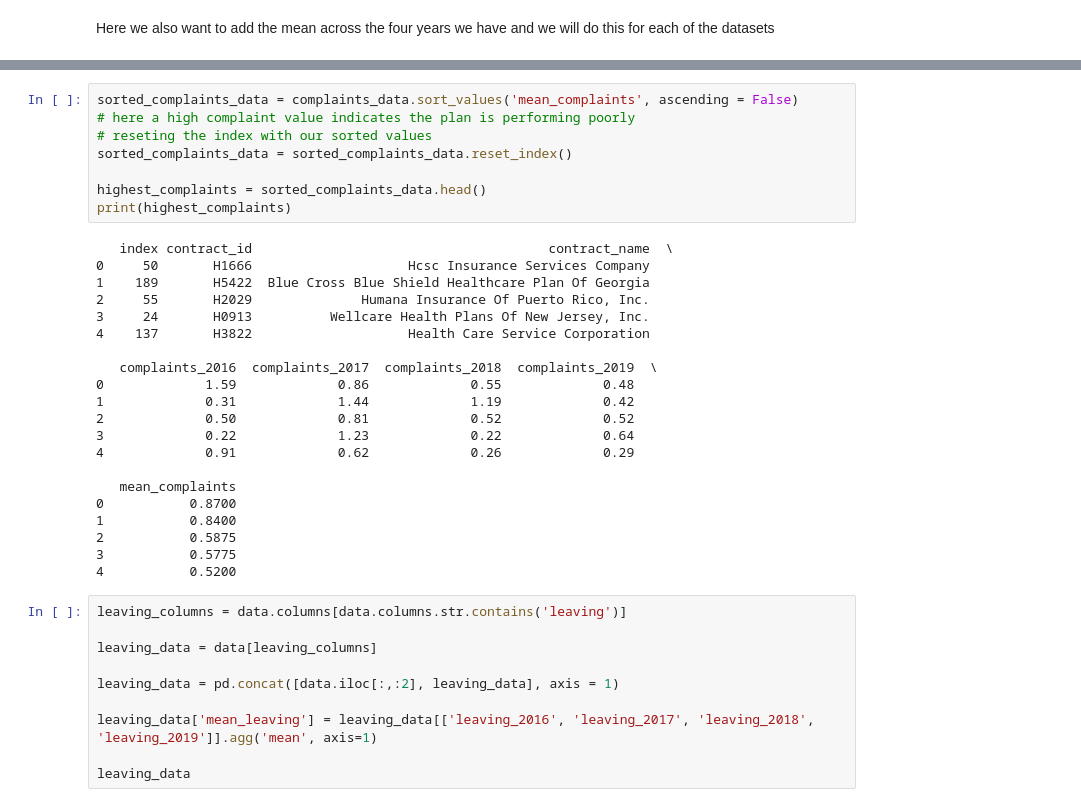
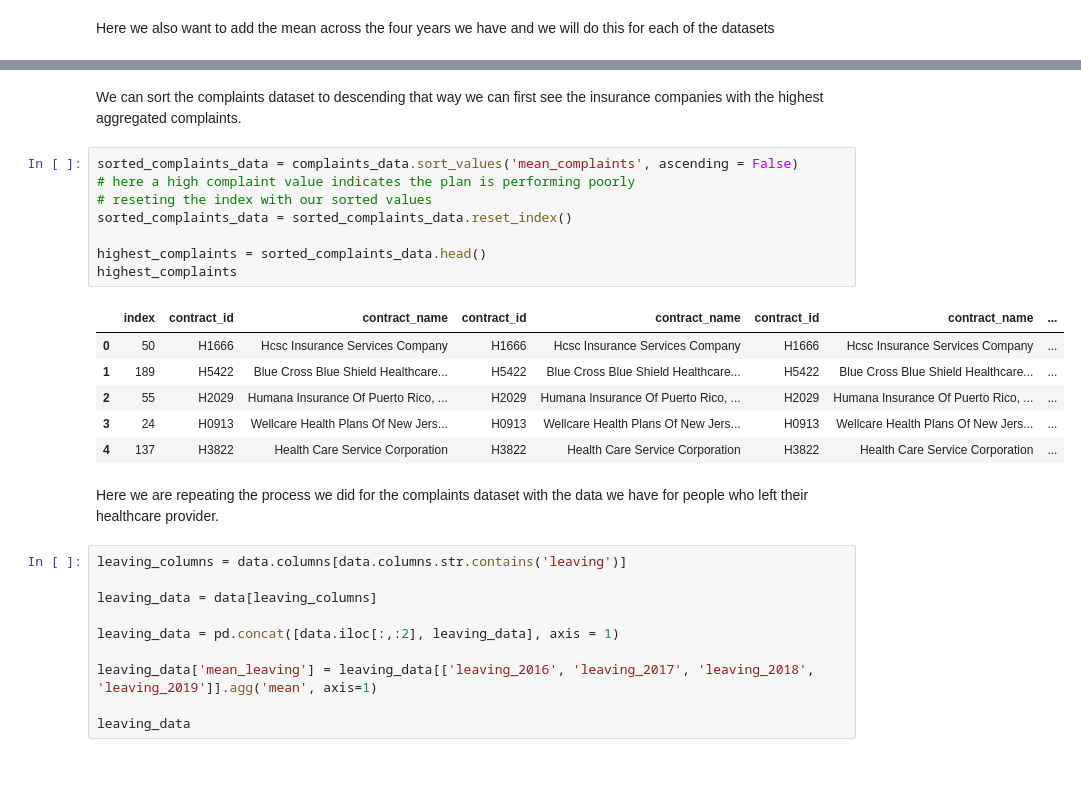
Before and after one commit to kassandratrejo/StatsForecast, a Jupyter notebook: Emendata.ipynb, the cells around one changed output, grey strips where cells are left out. Saved outputs shown, nothing was run; the diff lists cells and outputs as text; blank space fills up the shorter version.

```diff
--- a/Emendata.ipynb
+++ b/Emendata.ipynb
@@ -124,32 +125,22 @@ complaints_data
+# %% [markdown]
+We can sort the complaints dataset to descending that way we can first see the insurance companies with the highest aggregated complaints.
 # %%
 sorted_complaints_data = complaints_data.sort_values('mean_complaints', ascending = False)
 # here a high complaint value indicates the plan is performing poorly
 # reseting the index with our sorted values
 sorted_complaints_data = sorted_complaints_data.reset_index()
 
 highest_complaints = sorted_complaints_data.head()
-print(highest_complaints)
+highest_complaints
 # %% [output]
-   index contract_id                                      contract_name  \
-0     50       H1666                    Hcsc Insurance Services Company
-1    189       H5422  Blue Cross Blue Shield Healthcare Plan Of Georgia
-2     55       H2029              Humana Insurance Of Puerto Rico, Inc.
-3     24       H0913          Wellcare Health Plans Of New Jersey, Inc.
-4    137       H3822                    Health Care Service Corporation
-
-   complaints_2016  complaints_2017  complaints_2018  complaints_2019  \
-0             1.59             0.86             0.55             0.48
-1             0.31             1.44             1.19             0.42
-2             0.50             0.81             0.52             0.52
-3             0.22             1.23             0.22             0.64
-4             0.91             0.62             0.26             0.29
-
-   mean_complaints
-0           0.8700
-1           0.8400
-2           0.5875
-3           0.5775
-4           0.5200
+|  | index | contract_id | contract_name | contract_id | contract_name | contract_id | contract_name | ... |
+| 0 | 50 | H1666 | Hcsc Insurance Services Company | H1666 | Hcsc Insurance Services Company | H1666 | Hcsc Insurance Services Company | ... |
+| 1 | 189 | H5422 | Blue Cross Blue Shield Healthcare... | H5422 | Blue Cross Blue Shield Healthcare... | H5422 | Blue Cross Blue Shield Healthcare... | ... |
+| 2 | 55 | H2029 | Humana Insurance Of Puerto Rico, ... | H2029 | Humana Insurance Of Puerto Rico, ... | H2029 | Humana Insurance Of Puerto Rico, ... | ... |
+| 3 | 24 | H0913 | Wellcare Health Plans Of New Jers... | H0913 | Wellcare Health Plans Of New Jers... | H0913 | Wellcare Health Plans Of New Jers... | ... |
+| 4 | 137 | H3822 | Health Care Service Corporation | H3822 | Health Care Service Corporation | H3822 | Health Care Service Corporation | ... |
+# %% [markdown]
+Here we are repeating the process we did for the complaints dataset with the data we have for people who left their healthcare provider.
 # %%
 leaving_columns = data.columns[data.columns.str.contains('leaving')]
 
```
Also changed, not shown: parts of 13 cells of this notebook.
